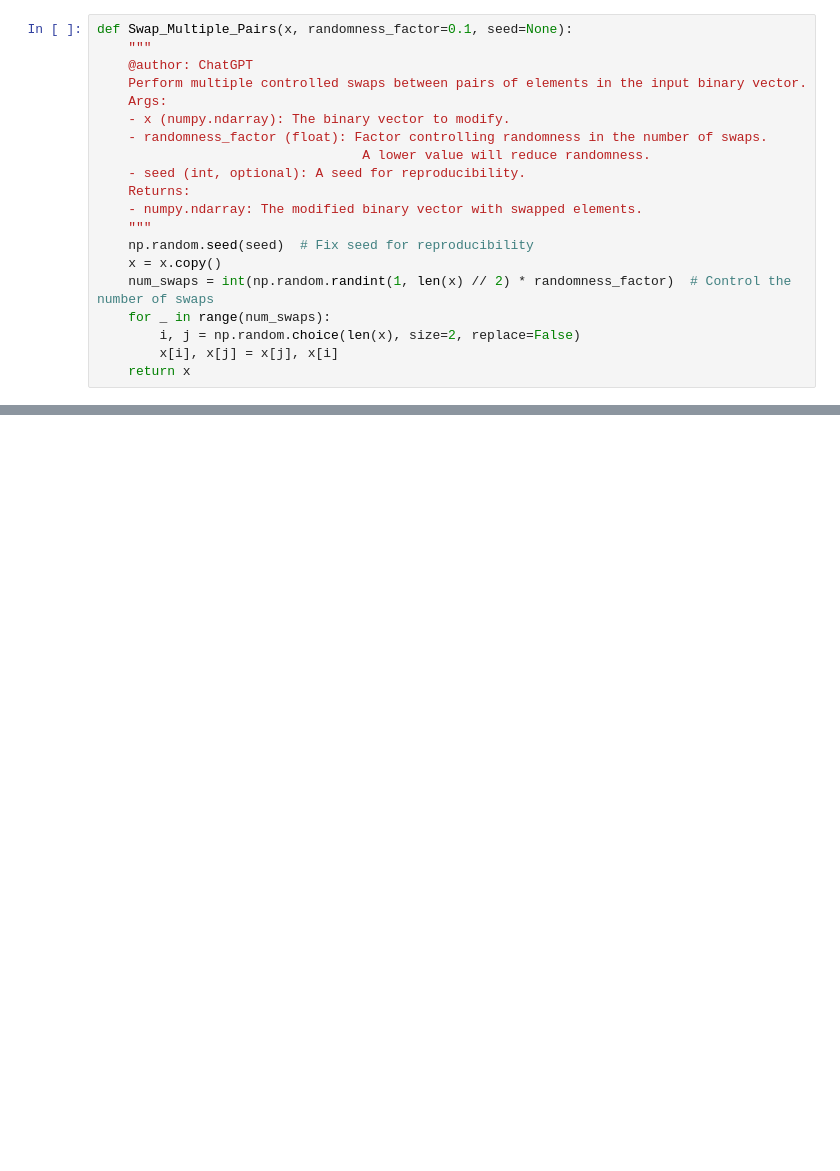
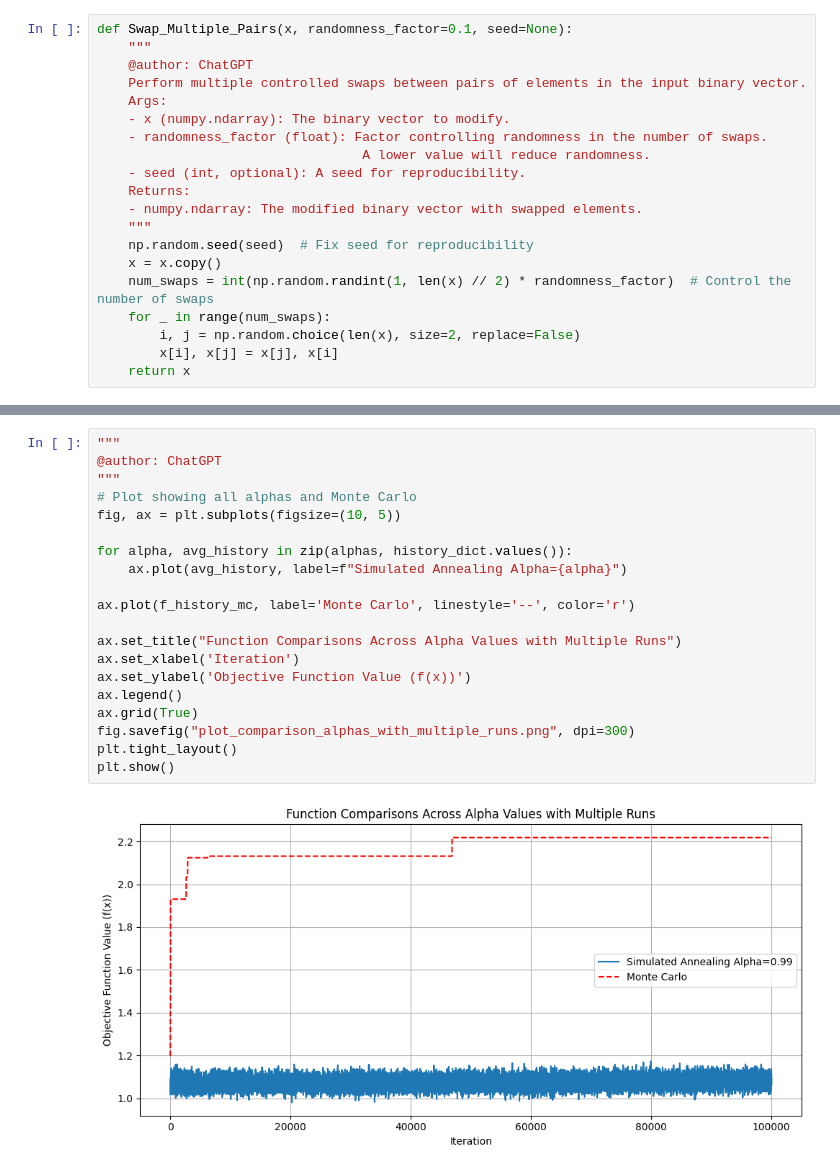
Before and after one commit to maliabramovitch/Introduction-to-Computational-ntelligence-HW, a Jupyter notebook: 01/HW01.ipynb, the cells around one changed output, grey strips where cells are left out. Drawn from its saved outputs; the diff is of its cells as text; blank space fills up the shorter version.

```diff
--- a/01/HW01.ipynb
+++ b/01/HW01.ipynb
@@ -156,0 +168,22 @@ plt.show()
+# %%
+"""
+@author: ChatGPT
+"""
+# Plot showing all alphas and Monte Carlo
+fig, ax = plt.subplots(figsize=(10, 5))
+
+for alpha, avg_history in zip(alphas, history_dict.values()):
+    ax.plot(avg_history, label=f"Simulated Annealing Alpha={alpha}")
+
+ax.plot(f_history_mc, label='Monte Carlo', linestyle='--', color='r')
+
+ax.set_title("Function Comparisons Across Alpha Values with Multiple Runs")
+ax.set_xlabel('Iteration')
+ax.set_ylabel('Objective Function Value (f(x))')
+ax.legend()
+ax.grid(True)
+fig.savefig("plot_comparison_alphas_with_multiple_runs.png", dpi=300)
+plt.tight_layout()
+plt.show()
+# %% [output]
+[figure, added]
```
Also changed, not shown: parts of 8 cells of this notebook, 16 other files.
